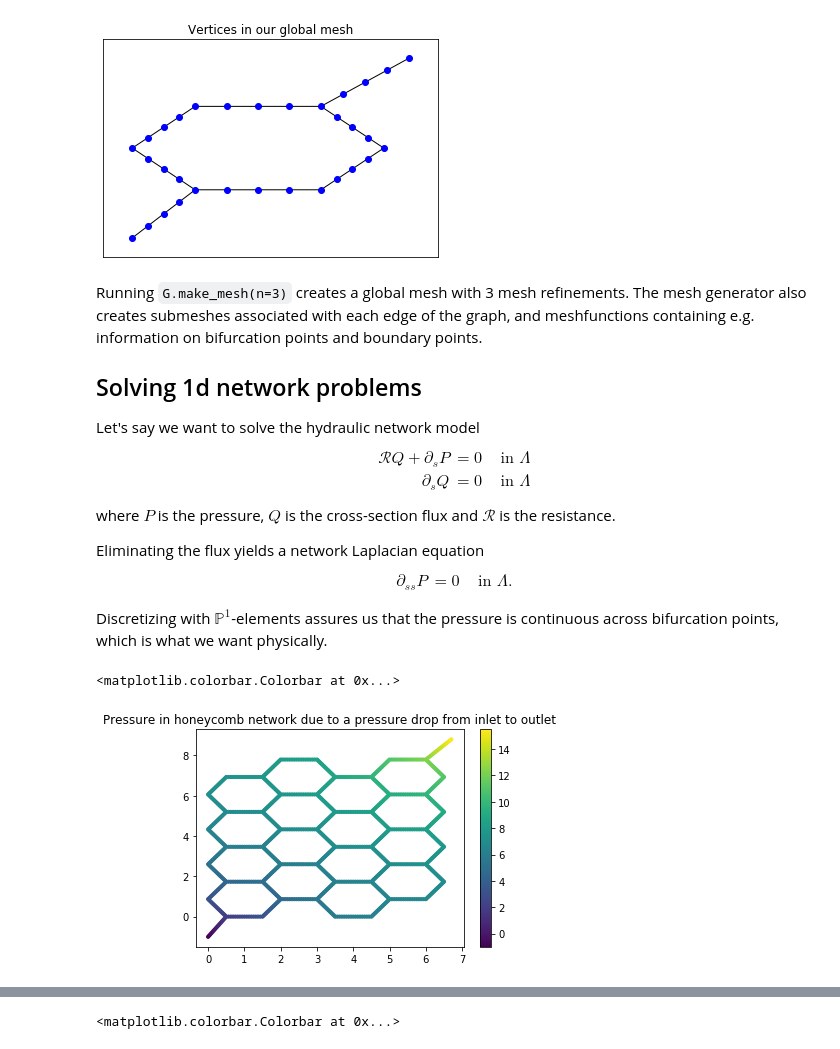
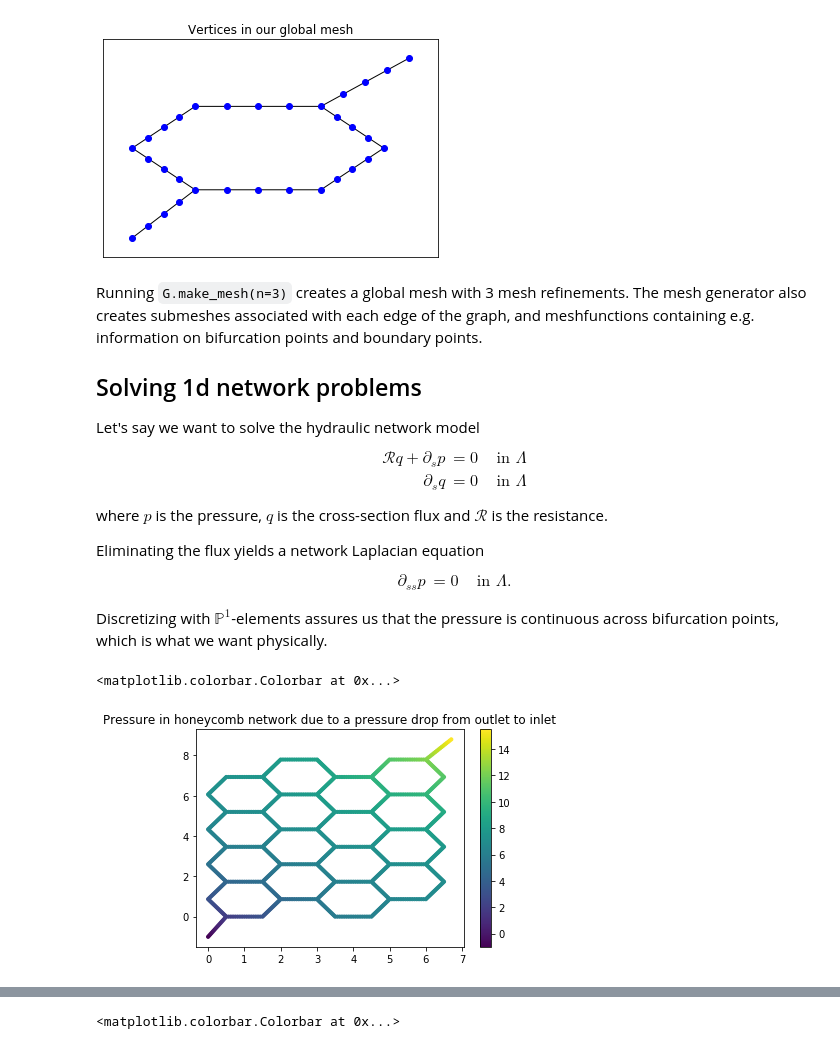
Before and after one commit to IngeborgGjerde/graphnics, a Jupyter notebook: demo/Graphnics demo.ipynb, the cells around one changed output, grey strips where cells are left out. Saved outputs shown, nothing was run; the diff lists cells and outputs as text; code cells hidden in the pictures.

```diff
--- a/demo/Graphnics demo.ipynb
+++ b/demo/Graphnics demo.ipynb
@@ -75,14 +68,14 @@ Running `G.make_mesh(n=3)` creates a global mesh with 3 mesh refinements. The me
 
 Let's say we want to solve the hydraulic network model
 \begin{align*}
-\mathcal{R} Q + \partial_s P &= 0 & \text{ in } \Lambda \\
-\partial_s Q &= 0 & \text{ in } \Lambda
+\mathcal{R} q + \partial_s p &= 0 & \text{ in } \Lambda \\
+\partial_s q &= 0 & \text{ in } \Lambda
 \end{align*}
-where $P$ is the pressure, $Q$ is the cross-section flux and $\mathcal{R}$ is the resistance.
+where $p$ is the pressure, $q$ is the cross-section flux and $\mathcal{R}$ is the resistance.
 
 Eliminating the flux yields a network Laplacian equation
 \begin{align*}
-\partial_{ss} P &= 0 & \text{ in } \Lambda.
+\partial_{ss} p &= 0 & \text{ in } \Lambda.
 \end{align*}
 
 
@@ -90,27 +83,27 @@ Discretizing with $\mathbb{P}^1$-elements assures us that the pressure is contin
 # %%
 G = honeycomb(4,4)
 G.make_mesh(n=4)
 
 V = FunctionSpace(G.global_mesh, 'CG', 1)
 p = TrialFunction(V)
 v = TestFunction(V)
 
 R = Constant(0.1) # network resistance
 
 a = inner(grad(p), grad(v))*dx
 L = Constant(0)*v*dx
 
 p_bc = Expression('x[0]+x[1]', degree=2)
 bc = DirichletBC(V, p_bc, 'on_boundary')
 
 sol = Function(V)
 solve(a==L, sol, bc)
 
 c = V.tabulate_dof_coordinates()
 sol.vector().get_local()
 cmap  = plt.scatter(c[:,0], c[:,1], s=10, c=sol.vector().get_local())
-plt.title('Pressure in honeycomb network due to a pressure drop from inlet to outlet')
+plt.title('Pressure in honeycomb network due to a pressure drop from outlet to inlet')
 plt.colorbar()
 # %% [output]
 <matplotlib.colorbar.Colorbar at 0x...>
-[figure, old version]
+[figure, new version]
```
Also changed, not shown: parts of 7 cells of this notebook, 5 other files.
